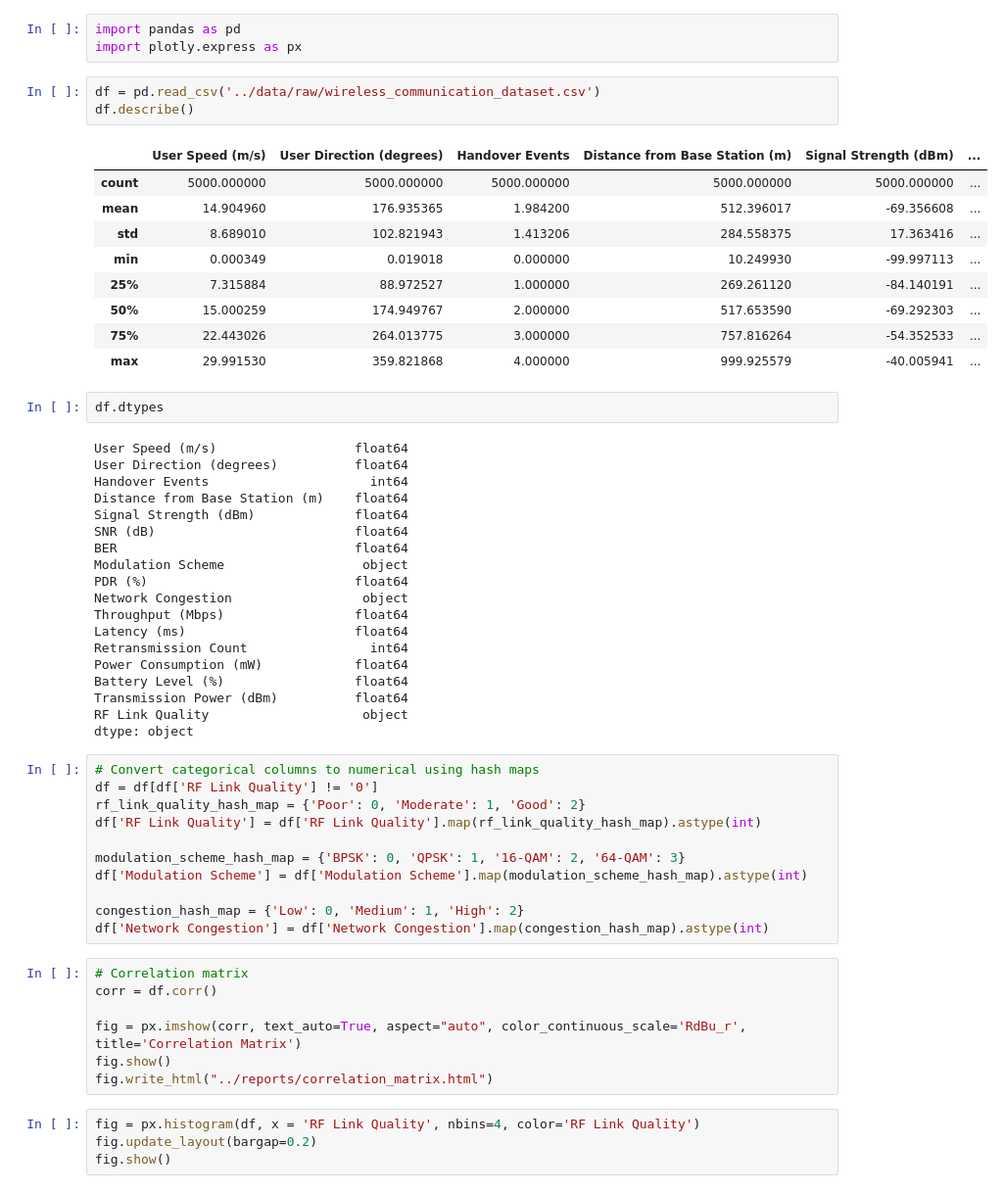
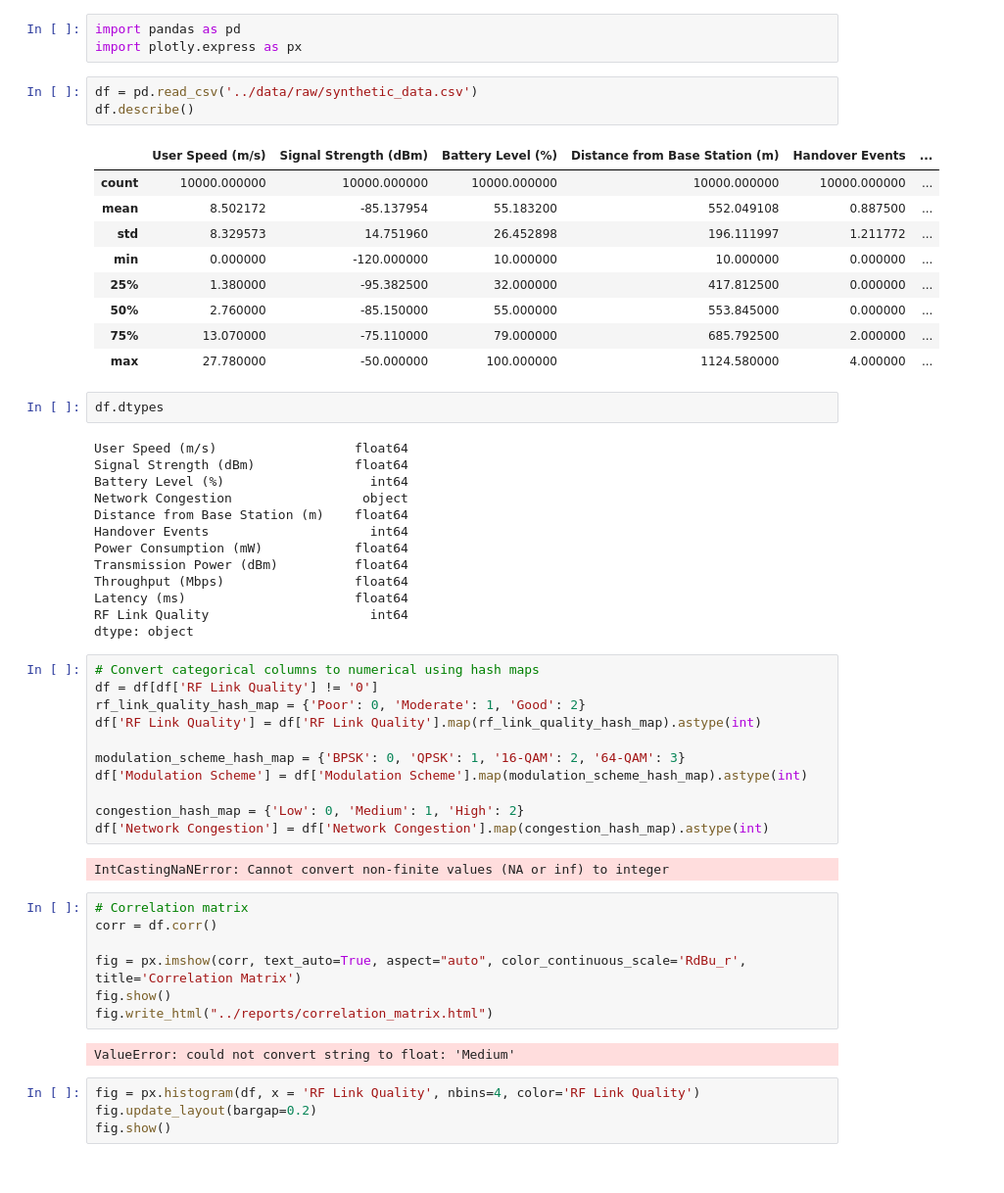
Before and after one commit to huynhtiennhat0403/networks-optimization, a Jupyter notebook: notebooks/explore_data.ipynb, the cells around one changed output. Shown at 98% size. Drawn from its saved outputs; the diff is of its cells as text.

Commit message:
feat: Generate data

```diff
--- a/notebooks/explore_data.ipynb
+++ b/notebooks/explore_data.ipynb
@@ -2,38 +2,32 @@
 import pandas as pd
 import plotly.express as px
 # %%
-df = pd.read_csv('../data/raw/wireless_communication_dataset.csv')
+df = pd.read_csv('../data/raw/synthetic_data.csv')
 df.describe()
 # %% [output]
-|  | User Speed (m/s) | User Direction (degrees) | Handover Events | Distance from Base Station (m) | Signal Strength (dBm) | ... |
-| count | 5000.000000 | 5000.000000 | 5000.000000 | 5000.000000 | 5000.000000 | ... |
-| mean | 14.904960 | 176.935365 | 1.984200 | 512.396017 | -69.356608 | ... |
-| std | 8.689010 | 102.821943 | 1.413206 | 284.558375 | 17.363416 | ... |
-| min | 0.000349 | 0.019018 | 0.000000 | 10.249930 | -99.997113 | ... |
-| 25% | 7.315884 | 88.972527 | 1.000000 | 269.261120 | -84.140191 | ... |
-| 50% | 15.000259 | 174.949767 | 2.000000 | 517.653590 | -69.292303 | ... |
-| 75% | 22.443026 | 264.013775 | 3.000000 | 757.816264 | -54.352533 | ... |
-| max | 29.991530 | 359.821868 | 4.000000 | 999.925579 | -40.005941 | ... |
+|  | User Speed (m/s) | Signal Strength (dBm) | Battery Level (%) | Distance from Base Station (m) | Handover Events | ... |
+| count | 10000.000000 | 10000.000000 | 10000.000000 | 10000.000000 | 10000.000000 | ... |
+| mean | 8.502172 | -85.137954 | 55.183200 | 552.049108 | 0.887500 | ... |
+| std | 8.329573 | 14.751960 | 26.452898 | 196.111997 | 1.211772 | ... |
+| min | 0.000000 | -120.000000 | 10.000000 | 10.000000 | 0.000000 | ... |
+| 25% | 1.380000 | -95.382500 | 32.000000 | 417.812500 | 0.000000 | ... |
+| 50% | 2.760000 | -85.150000 | 55.000000 | 553.845000 | 0.000000 | ... |
+| 75% | 13.070000 | -75.110000 | 79.000000 | 685.792500 | 2.000000 | ... |
+| max | 27.780000 | -50.000000 | 100.000000 | 1124.580000 | 4.000000 | ... |
 # %%
 df.dtypes
 # %% [output]
 User Speed (m/s)                  float64
-User Direction (degrees)          float64
+Signal Strength (dBm)             float64
+Battery Level (%)                   int64
+Network Congestion                 object
+Distance from Base Station (m)    float64
 Handover Events                     int64
-Distance from Base Station (m)    float64
-Signal Strength (dBm)             float64
-SNR (dB)                          float64
-BER                               float64
-Modulation Scheme                  object
-PDR (%)                           float64
-Network Congestion                 object
+Power Consumption (mW)            float64
+Transmission Power (dBm)          float64
 Throughput (Mbps)                 float64
 Latency (ms)                      float64
-Retransmission Count                int64
-Power Consumption (mW)            float64
-Battery Level (%)                 float64
-Transmission Power (dBm)          float64
-RF Link Quality                    object
+RF Link Quality                     int64
 dtype: object
 # %%
 # Convert categorical columns to numerical using hash maps
@@ -46,6 +40,8 @@ df['Modulation Scheme'] = df['Modulation Scheme'].map(modulation_scheme_hash_map
 
 congestion_hash_map = {'Low': 0, 'Medium': 1, 'High': 2}
 df['Network Congestion'] = df['Network Congestion'].map(congestion_hash_map).astype(int)
+# %% [output]
+IntCastingNaNError: Cannot convert non-finite values (NA or inf) to integer
 # %%
 # Correlation matrix
 corr = df.corr()
@@ -53,6 +49,8 @@ corr = df.corr()
 fig = px.imshow(corr, text_auto=True, aspect="auto", color_continuous_scale='RdBu_r', title='Correlation Matrix')
 fig.show()
 fig.write_html("../reports/correlation_matrix.html")
+# %% [output]
+ValueError: could not convert string to float: 'Medium'
 # %%
 fig = px.histogram(df, x = 'RF Link Quality', nbins=4, color='RF Link Quality')
 fig.update_layout(bargap=0.2)
```
Also changed, not shown: parts of 2 cells of this notebook, 7 other files.
